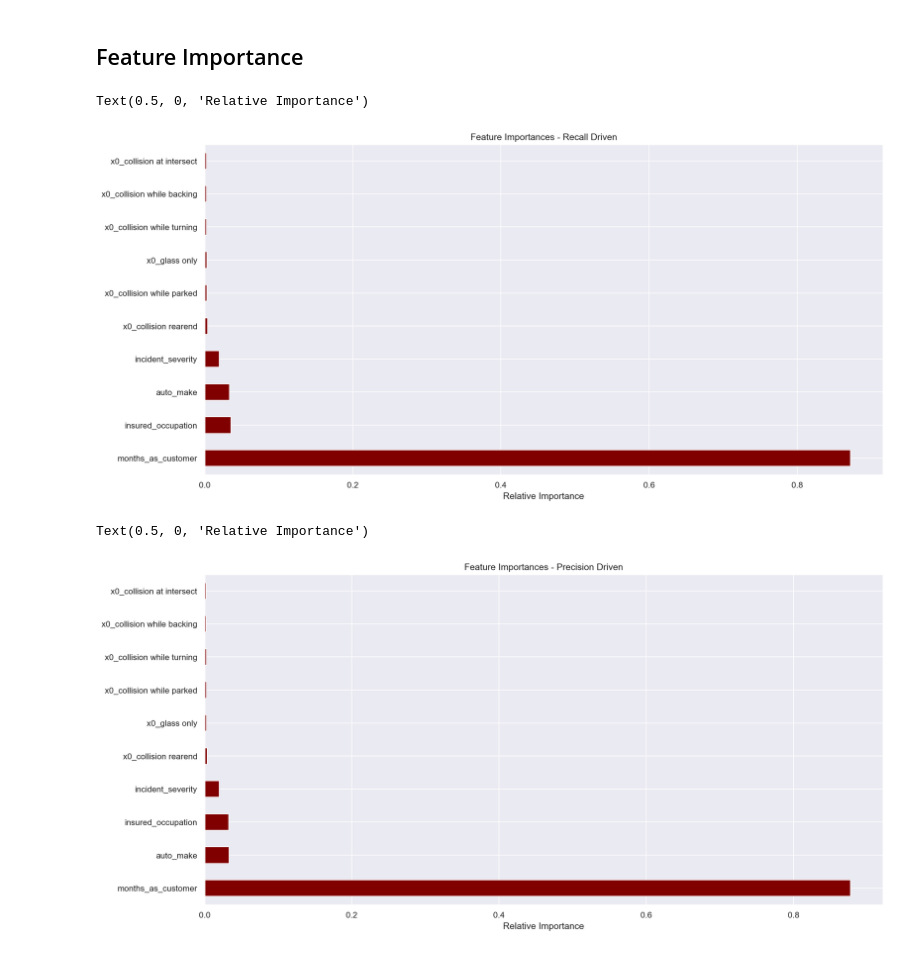
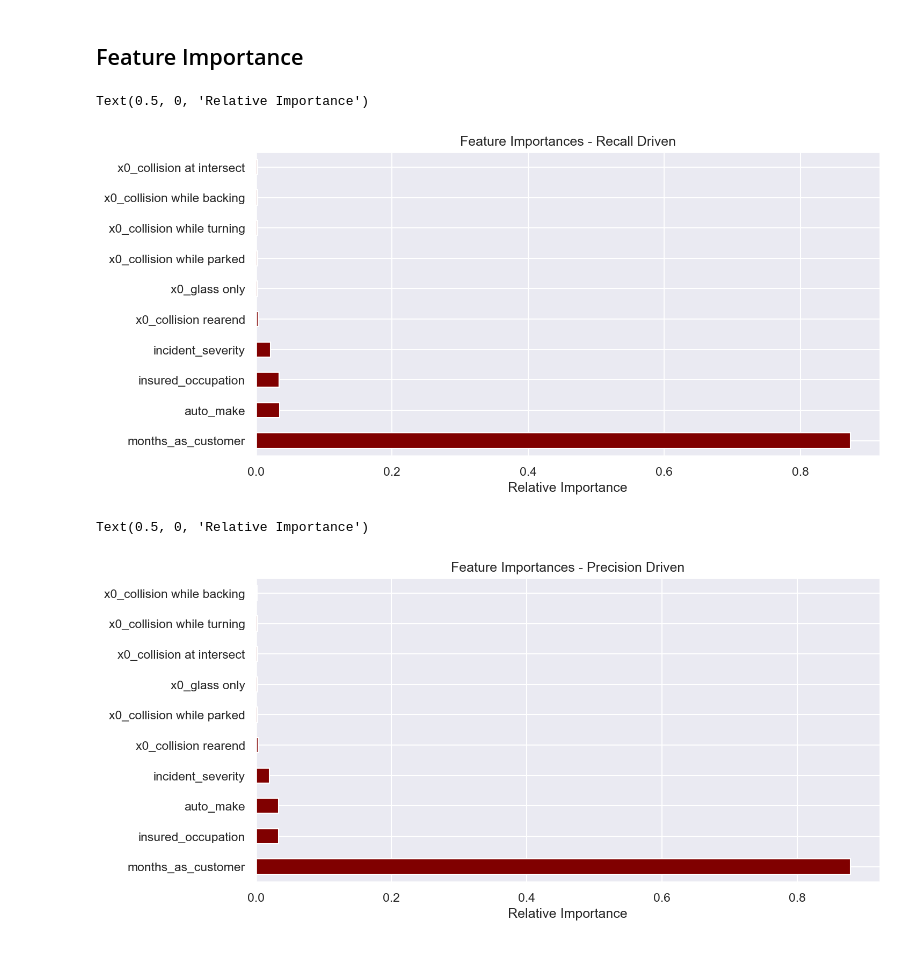
Before and after one commit to vyphamm/Insurance-Predictive-Fraud-Model, a Jupyter notebook: fraud_predictive_model.ipynb, the cells around one changed output. Cells and saved outputs as stored; diff of their text form; code cells hidden in the pictures.

```diff
--- a/fraud_predictive_model.ipynb
+++ b/fraud_predictive_model.ipynb
@@ -217,10 +217,12 @@ recall_df['type'] = 'recall'
 precision_df['type'] = 'precision'
 recall_precision_df = pd.concat([recall_df, precision_df])
 # %%
+plt.rcParams['figure.figsize']=(15,5)
 fig, ax =plt.subplots(1,3)
 # Recall as metric plot
 recall_plot = sns.lineplot(data=recall_df, x = 'oversampling %', y = 'percentage', ax=ax[0])
 recall_plot.set_title("Recall")
+
 # Precision as metric plot
 precision_plot = sns.lineplot(data=precision_df, x = 'oversampling %', y = 'percentage', ax=ax[1])
 precision_plot.set_title("Precision")
@@ -310,6 +312,7 @@ weighted avg       0.97      0.97      0.97      3674
 # %% [markdown]
 ## Feature Importance
 # %%
+plt.rcParams['figure.figsize']=(10,5)
 features = np.array(X_train_recall.columns)
 plt.title('Feature Importances - Recall Driven')
 feat_importances = pd.Series(model_recall.feature_importances_, index=features)
@@ -317,13 +320,14 @@ feat_importances.nlargest(10).plot(kind='barh', color = 'maroon')
 plt.xlabel('Relative Importance')
 # %% [output]
 Text(0.5, 0, 'Relative Importance')
-[figure, old version]
+[figure, new version]
 # %%
+plt.rcParams['figure.figsize']=(10,5)
 features = np.array(X_train_precision.columns)
 plt.title('Feature Importances - Precision Driven')
 feat_importances = pd.Series(model_precision.feature_importances_, index=features)
 feat_importances.nlargest(10).plot(kind='barh', color = 'maroon')
 plt.xlabel('Relative Importance')
 # %% [output]
 Text(0.5, 0, 'Relative Importance')
-[figure, old version]
+[figure, new version]
```
Also changed, not shown: parts of 1 cell of this notebook.
